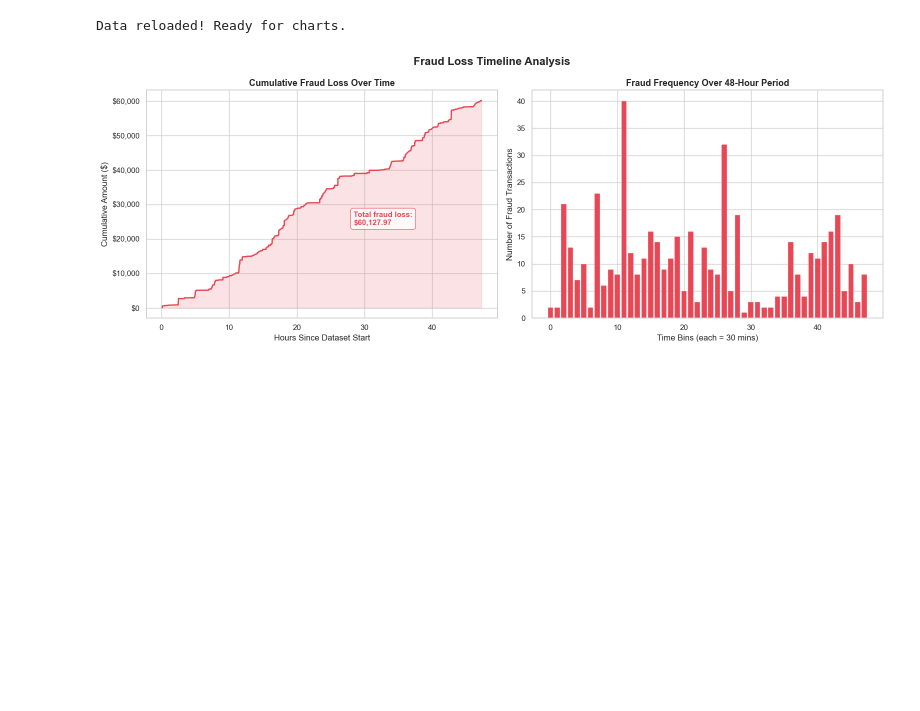
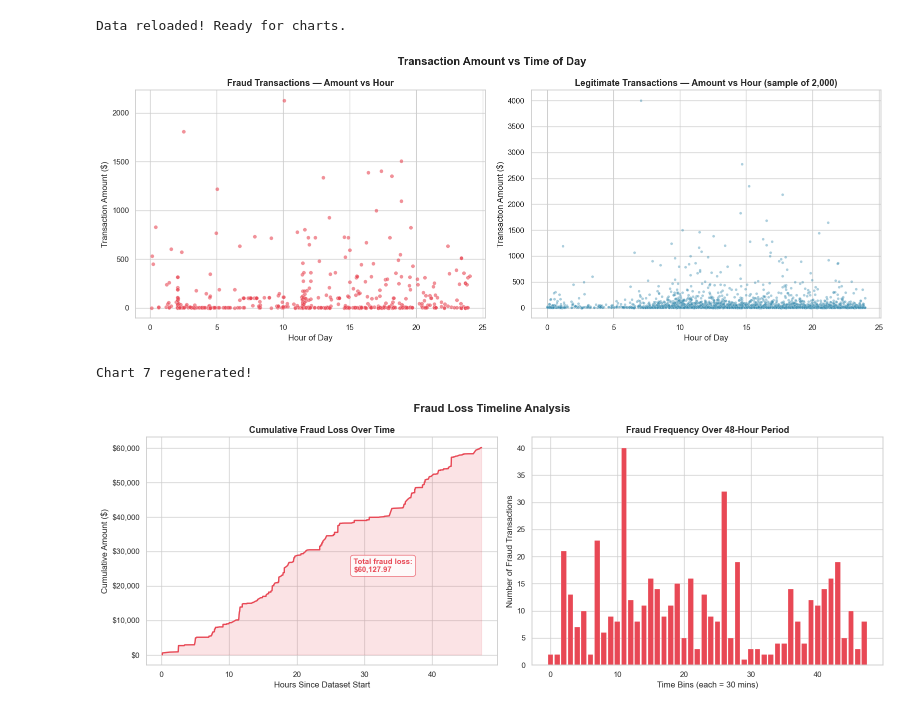
Before and after one commit to jobyjoshy7910-arch/credit-card-fraud-analysis, a Jupyter notebook: 02_eda_cleaning.ipynb, the cells around one changed output. Saved outputs shown, nothing was run; the diff lists cells and outputs as text; code cells hidden in the pictures; blank space fills up the shorter version.

Commit message:
fix: add missing chart7 scatter plot

```diff
--- a/02_eda_cleaning.ipynb
+++ b/02_eda_cleaning.ipynb
@@ -268,6 +268,33 @@ df['Amount_Bracket'] = pd.cut(df['Amount'],
 print("Data reloaded! Ready for charts.")
 # %% [output]
 Data reloaded! Ready for charts.
+# %%
+# Chart 7 regeneration
+fig, axes = plt.subplots(1, 2, figsize=(16, 6))
+
+fraud_df = df[df['Class'] == 1]
+legit_sample = df[df['Class'] == 0].sample(2000, random_state=42)
+
+axes[0].scatter(fraud_df['Hour'], fraud_df['Amount'],
+                color='#E84855', alpha=0.6, s=30, edgecolors='white', linewidth=0.3)
+axes[0].set_title('Fraud Transactions — Amount vs Hour', fontsize=13, fontweight='bold')
+axes[0].set_xlabel('Hour of Day')
+axes[0].set_ylabel('Transaction Amount ($)')
+
+axes[1].scatter(legit_sample['Hour'], legit_sample['Amount'],
+                color='#2E86AB', alpha=0.4, s=15, edgecolors='white', linewidth=0.3)
+axes[1].set_title('Legitimate Transactions — Amount vs Hour (sample of 2,000)', fontsize=13, fontweight='bold')
+axes[1].set_xlabel('Hour of Day')
+axes[1].set_ylabel('Transaction Amount ($)')
+
+plt.suptitle('Transaction Amount vs Time of Day', fontsize=16, fontweight='bold')
+plt.tight_layout()
+plt.savefig('chart7_scatter.png', dpi=150, bbox_inches='tight')
+plt.show()
+print("Chart 7 regenerated!")
+# %% [output]
+[figure, added]
+Chart 7 regenerated!
 # %%
 # Chart 8: Cumulative fraud loss over time
 fig, axes = plt.subplots(1, 2, figsize=(16, 6))
```
